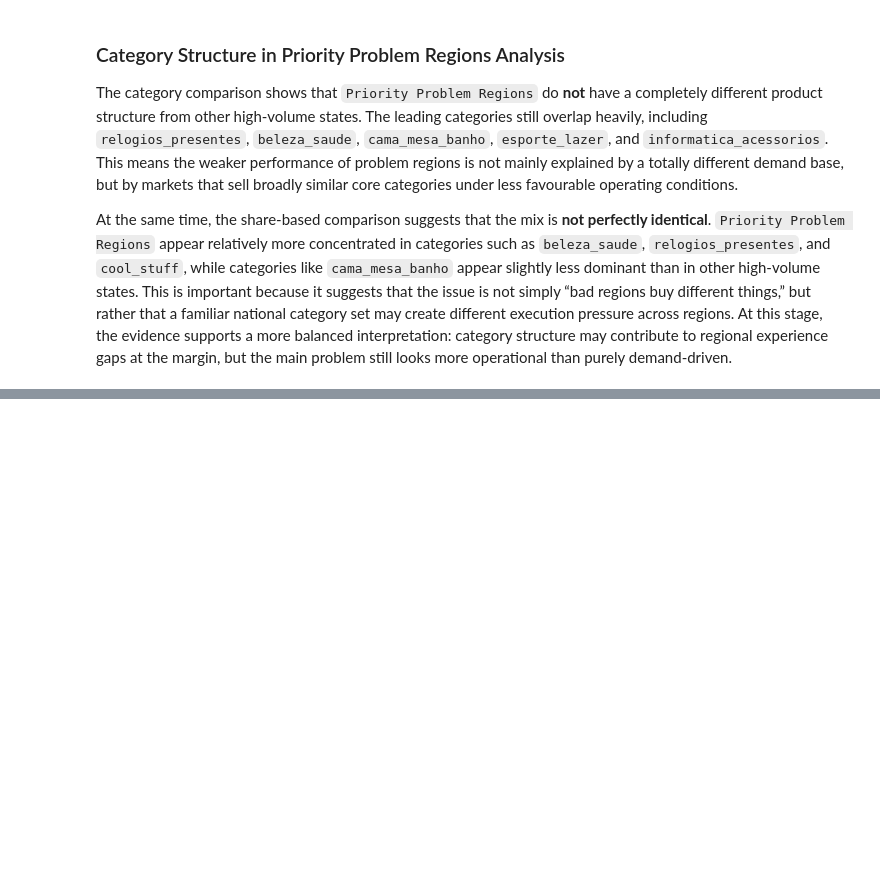
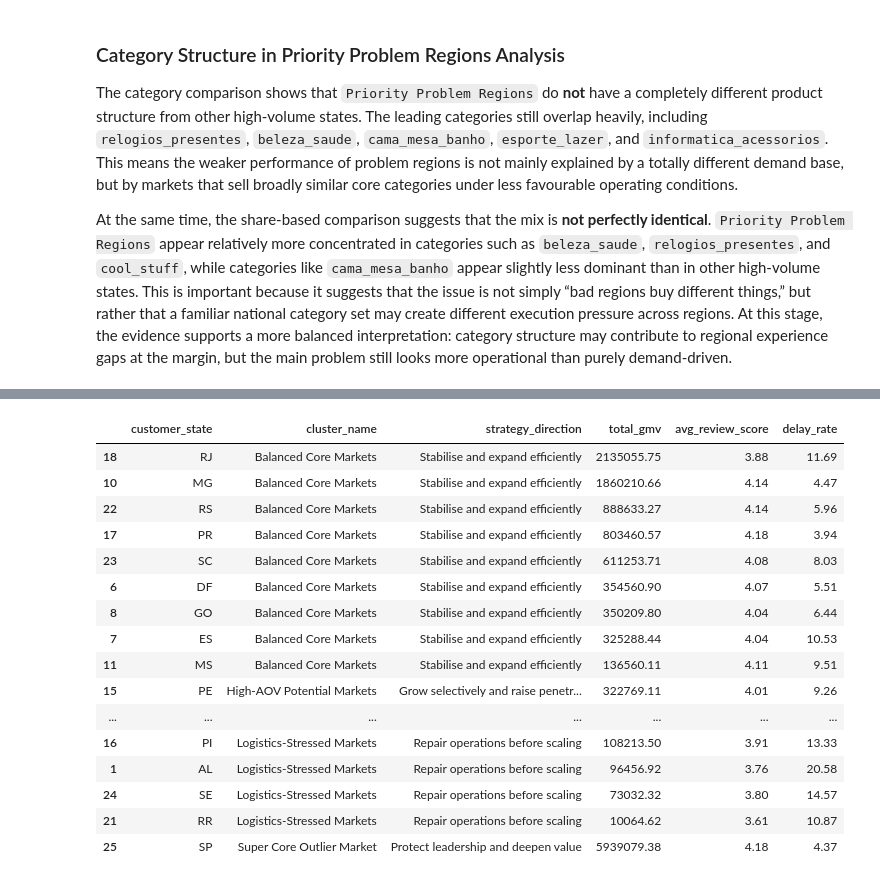
Before and after one commit to WangXin154/E-commerce_decision-making-_intelligence, a Jupyter notebook: Statistical_analysis_report/04_Geographic_Analysis.ipynb, the cells around one changed output, grey strips where cells are left out. Drawn from its saved outputs; the diff is of its cells as text; code cells hidden in the pictures; blank space fills up the shorter version.

```diff
--- a/Statistical_analysis_report/04_Geographic_Analysis.ipynb
+++ b/Statistical_analysis_report/04_Geographic_Analysis.ipynb
@@ -3562,0 +4041,35 @@ At the same time, the share-based comparison suggests that the mix is **not perf
+# %%
+# map strategy recommendations back to the state-level clustered dataset
+
+strategy_map = {
+    "Super Core Outlier Market": "Protect leadership and deepen value",
+    "Balanced Core Markets": "Stabilise and expand efficiently",
+    "High-AOV Potential Markets": "Grow selectively and raise penetration",
+    "Logistics-Stressed Markets": "Repair operations before scaling"
+}
+
+df_state_clustered["strategy_direction"] = df_state_clustered["cluster_name"].map(strategy_map)
+
+display(
+    df_state_clustered[
+        ["customer_state", "cluster_name", "strategy_direction", "total_gmv", "avg_review_score", "delay_rate"]
+    ].sort_values(["cluster_name", "total_gmv"], ascending=[True, False]).round(2)
+)
+# %% [output]
+|  | customer_state | cluster_name | strategy_direction | total_gmv | avg_review_score | delay_rate |
+| 18 | RJ | Balanced Core Markets | Stabilise and expand efficiently | 2135055.75 | 3.88 | 11.69 |
+| 10 | MG | Balanced Core Markets | Stabilise and expand efficiently | 1860210.66 | 4.14 | 4.47 |
+| 22 | RS | Balanced Core Markets | Stabilise and expand efficiently | 888633.27 | 4.14 | 5.96 |
+| 17 | PR | Balanced Core Markets | Stabilise and expand efficiently | 803460.57 | 4.18 | 3.94 |
+| 23 | SC | Balanced Core Markets | Stabilise and expand efficiently | 611253.71 | 4.08 | 8.03 |
+| 6 | DF | Balanced Core Markets | Stabilise and expand efficiently | 354560.90 | 4.07 | 5.51 |
+| 8 | GO | Balanced Core Markets | Stabilise and expand efficiently | 350209.80 | 4.04 | 6.44 |
+| 7 | ES | Balanced Core Markets | Stabilise and expand efficiently | 325288.44 | 4.04 | 10.53 |
+| 11 | MS | Balanced Core Markets | Stabilise and expand efficiently | 136560.11 | 4.11 | 9.51 |
+| 15 | PE | High-AOV Potential Markets | Grow selectively and raise penetr... | 322769.11 | 4.01 | 9.26 |
+| ... | ... | ... | ... | ... | ... | ... |
+| 16 | PI | Logistics-Stressed Markets | Repair operations before scaling | 108213.50 | 3.91 | 13.33 |
+| 1 | AL | Logistics-Stressed Markets | Repair operations before scaling | 96456.92 | 3.76 | 20.58 |
+| 24 | SE | Logistics-Stressed Markets | Repair operations before scaling | 73032.32 | 3.80 | 14.57 |
+| 21 | RR | Logistics-Stressed Markets | Repair operations before scaling | 10064.62 | 3.61 | 10.87 |
+| 25 | SP | Super Core Outlier Market | Protect leadership and deepen value | 5939079.38 | 4.18 | 4.37 |
```
Also changed, not shown: parts of 51 cells of this notebook.
